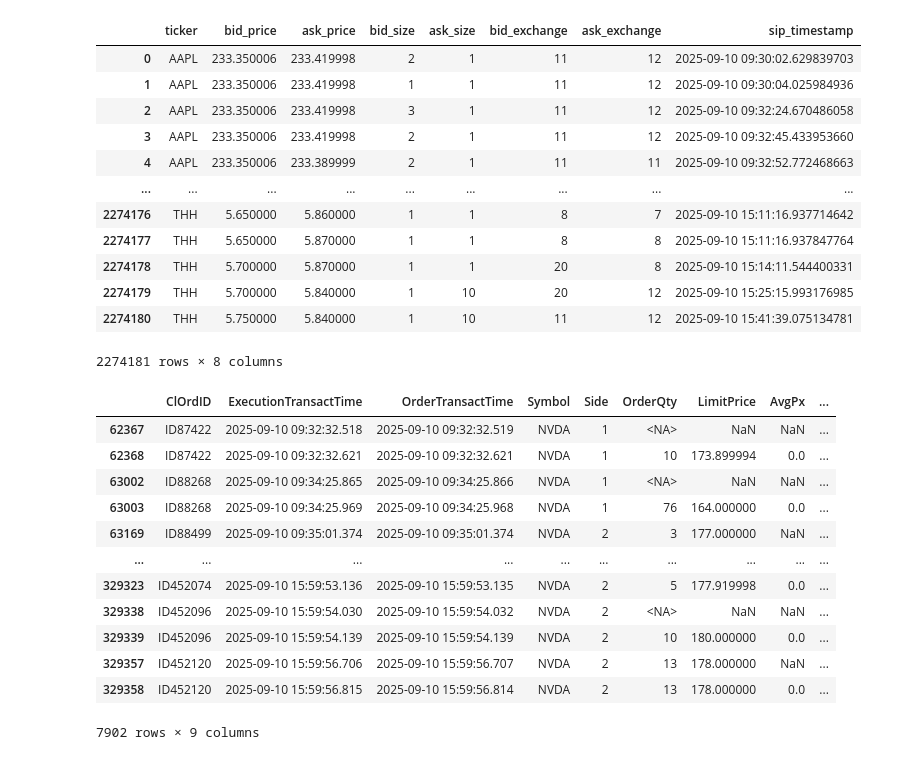
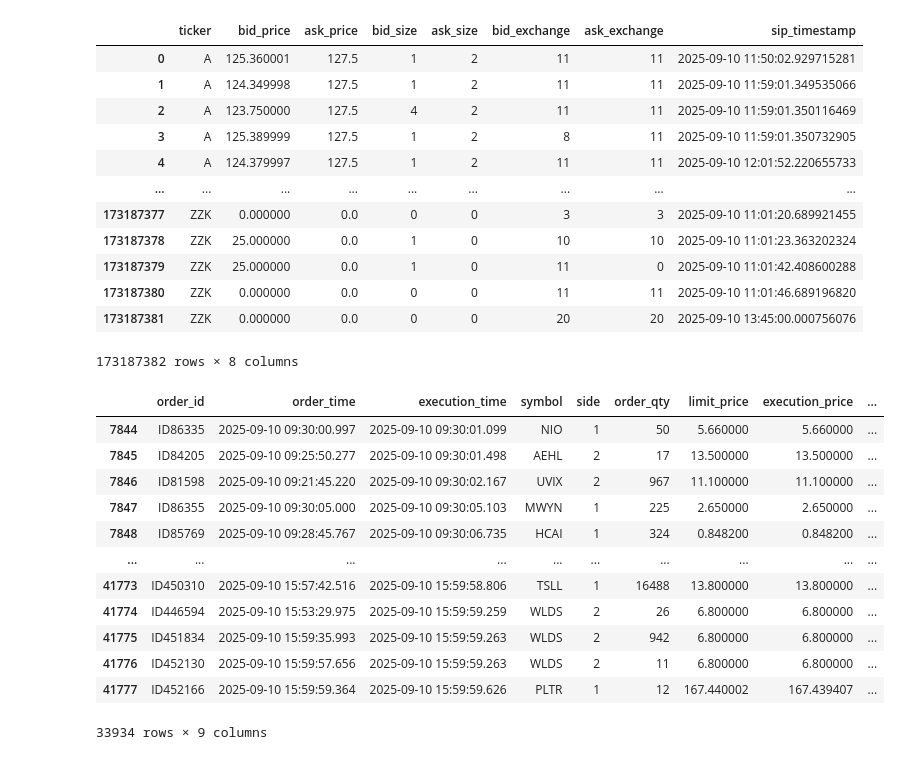
Before and after one commit to Gonzalorrd/assignment4_order_router, a Jupyter notebook: practice.ipynb, the cells around one changed output. Cells and saved outputs as stored; diff of their text form; code cells hidden in the pictures.

```diff
--- a/practice.ipynb
+++ b/practice.ipynb
@@ -15,6 +18,6 @@ from joblib import dump, load
 # %%
 #Paths
-EXEC_PATH="./assignment 3/executions.csv"
+EXEC_PATH="./assignment 3/execs_from_fix.csv"
 QUOTES_PATH="./assignment 4/quotes_2025-09-10_small.csv.gz"
 
 #experiment on these tickers first
@@ -78,28 +81,28 @@ def load_quotes(path: str, tickers: Optional[List[str]]) -> pd.DataFrame:
 
 def load_executions(path: str, tickers: Optional[List[str]]) -> pd.DataFrame:
     dtypes = {
-        "ClOrdID": "string",
-        "Symbol":  "string",   # matches quotes['ticker']
-        "Side":    "Int8",     # nullable int; 1 = buy, else sell
-        "OrderQty": "Int32",
-        "LimitPrice": "float32",
-        "AvgPx":      "float32",
-        "LastMkt":    "string",  # exchange
+        "order_id": "string",
+        "symbol": "string",
+        "side": "Int8",          # 1 = buy, anything else = sell
+        "order_qty": "Int32",
+        "limit_price": "float32",
+        "execution_price": "float32",
+        "exchange": "string",
     }
 
     executions = pd.read_csv(
         path,
         dtype=dtypes,
-        parse_dates=["OrderTransactTime", "ExecutionTransactTime"],
+        parse_dates=["order_time", "execution_time"],
         infer_datetime_format=True,
         low_memory=False,
     )
 
     if tickers is not None:
-        executions = executions[executions["Symbol"].isin(tickers)]
+        executions = executions[executions["symbol"].isin(tickers)]
 
     # keep only market hours based on order time
-    t = executions["OrderTransactTime"].dt.time
+    t = executions["execution_time"].dt.time
     executions = executions[(t >= MARKET_OPEN) & (t <= MARKET_CLOSE)]
 
     return executions
@@ -114,15 +117,15 @@ def attach_quotes(executions: pd.DataFrame, quotes: pd.DataFrame) -> pd.DataFram
     """
 
     # merge_asof requires both sides sorted by the ON key (time), then BY key
-    executions.sort_values(["OrderTransactTime", "Symbol"], inplace=True)
+    executions.sort_values(["execution_time", "symbol"], inplace=True)
     quotes.sort_values(["sip_timestamp", "ticker"], inplace=True)
 
     merged = pd.merge_asof(
         executions,
         quotes,
-        left_on="OrderTransactTime",
+        left_on="execution_time",
         right_on="sip_timestamp",
-        left_by="Symbol",
+        left_by="symbol",
         right_by="ticker",
         direction="backward",       # last quote <= order time
         allow_exact_matches=True,
@@ -130,39 +133,39 @@ def attach_quotes(executions: pd.DataFrame, quotes: pd.DataFrame) -> pd.DataFram
 
     return merged
 # %%
-quotes = load_quotes(QUOTES_PATH, KEEP_TICKERS)
+quotes = load_quotes(QUOTES_PATH, tickers=None)
 quotes
 # %% [output]
 |  | ticker | bid_price | ask_price | bid_size | ask_size | bid_exchange | ask_exchange | sip_timestamp |
-| 0 | AAPL | 233.350006 | 233.419998 | 2 | 1 | 11 | 12 | 2025-09-10 09:30:02.629839703 |
-| 1 | AAPL | 233.350006 | 233.419998 | 1 | 1 | 11 | 12 | 2025-09-10 09:30:04.025984936 |
-| 2 | AAPL | 233.350006 | 233.419998 | 3 | 1 | 11 | 12 | 2025-09-10 09:32:24.670486058 |
-| 3 | AAPL | 233.350006 | 233.419998 | 2 | 1 | 11 | 12 | 2025-09-10 09:32:45.433953660 |
-| 4 | AAPL | 233.350006 | 233.389999 | 2 | 1 | 11 | 11 | 2025-09-10 09:32:52.772468663 |
+| 0 | A | 125.360001 | 127.5 | 1 | 2 | 11 | 11 | 2025-09-10 11:50:02.929715281 |
+| 1 | A | 124.349998 | 127.5 | 1 | 2 | 11 | 11 | 2025-09-10 11:59:01.349535066 |
+| 2 | A | 123.750000 | 127.5 | 4 | 2 | 11 | 11 | 2025-09-10 11:59:01.350116469 |
+| 3 | A | 125.389999 | 127.5 | 1 | 2 | 8 | 11 | 2025-09-10 11:59:01.350732905 |
+| 4 | A | 124.379997 | 127.5 | 1 | 2 | 11 | 11 | 2025-09-10 12:01:52.220655733 |
 | ... | ... | ... | ... | ... | ... | ... | ... | ... |
-| 2274176 | THH | 5.650000 | 5.860000 | 1 | 1 | 8 | 7 | 2025-09-10 15:11:16.937714642 |
-| 2274177 | THH | 5.650000 | 5.870000 | 1 | 1 | 8 | 8 | 2025-09-10 15:11:16.937847764 |
-| 2274178 | THH | 5.700000 | 5.870000 | 1 | 1 | 20 | 8 | 2025-09-10 15:14:11.544400331 |
-| 2274179 | THH | 5.700000 | 5.840000 | 1 | 10 | 20 | 12 | 2025-09-10 15:25:15.993176985 |
-| 2274180 | THH | 5.750000 | 5.840000 | 1 | 10 | 11 | 12 | 2025-09-10 15:41:39.075134781 |
+| 173187377 | ZZK | 0.000000 | 0.0 | 0 | 0 | 3 | 3 | 2025-09-10 11:01:20.689921455 |
+| 173187378 | ZZK | 25.000000 | 0.0 | 1 | 0 | 10 | 10 | 2025-09-10 11:01:23.363202324 |
+| 173187379 | ZZK | 25.000000 | 0.0 | 1 | 0 | 11 | 0 | 2025-09-10 11:01:42.408600288 |
+| 173187380 | ZZK | 0.000000 | 0.0 | 0 | 0 | 11 | 11 | 2025-09-10 11:01:46.689196820 |
+| 173187381 | ZZK | 0.000000 | 0.0 | 0 | 0 | 20 | 20 | 2025-09-10 13:45:00.000756076 |
-2274181 rows × 8 columns
+173187382 rows × 8 columns
 # %%
-executions = load_executions(EXEC_PATH, tickers=KEEP_TICKERS)
+executions = load_executions(EXEC_PATH, tickers=None)
 executions
 # %% [output]
-|  | ClOrdID | ExecutionTransactTime | OrderTransactTime | Symbol | Side | OrderQty | LimitPrice | AvgPx | ... |
-| 62367 | ID87422 | 2025-09-10 09:32:32.518 | 2025-09-10 09:32:32.519 | NVDA | 1 | <NA> | NaN | NaN | ... |
-| 62368 | ID87422 | 2025-09-10 09:32:32.621 | 2025-09-10 09:32:32.621 | NVDA | 1 | 10 | 173.899994 | 0.0 | ... |
-| 63002 | ID88268 | 2025-09-10 09:34:25.865 | 2025-09-10 09:34:25.866 | NVDA | 1 | <NA> | NaN | NaN | ... |
-| 63003 | ID88268 | 2025-09-10 09:34:25.969 | 2025-09-10 09:34:25.968 | NVDA | 1 | 76 | 164.000000 | 0.0 | ... |
-| 63169 | ID88499 | 2025-09-10 09:35:01.374 | 2025-09-10 09:35:01.374 | NVDA | 2 | 3 | 177.000000 | NaN | ... |
+|  | order_id | order_time | execution_time | symbol | side | order_qty | limit_price | execution_price | ... |
+| 7844 | ID86335 | 2025-09-10 09:30:00.997 | 2025-09-10 09:30:01.099 | NIO | 1 | 50 | 5.660000 | 5.660000 | ... |
+| 7845 | ID84205 | 2025-09-10 09:25:50.277 | 2025-09-10 09:30:01.498 | AEHL | 2 | 17 | 13.500000 | 13.500000 | ... |
+| 7846 | ID81598 | 2025-09-10 09:21:45.220 | 2025-09-10 09:30:02.167 | UVIX | 2 | 967 | 11.100000 | 11.100000 | ... |
+| 7847 | ID86355 | 2025-09-10 09:30:05.000 | 2025-09-10 09:30:05.103 | MWYN | 1 | 225 | 2.650000 | 2.650000 | ... |
+| 7848 | ID85769 | 2025-09-10 09:28:45.767 | 2025-09-10 09:30:06.735 | HCAI | 1 | 324 | 0.848200 | 0.848200 | ... |
 | ... | ... | ... | ... | ... | ... | ... | ... | ... | ... |
-| 329323 | ID452074 | 2025-09-10 15:59:53.136 | 2025-09-10 15:59:53.135 | NVDA | 2 | 5 | 177.919998 | 0.0 | ... |
-| 329338 | ID452096 | 2025-09-10 15:59:54.030 | 2025-09-10 15:59:54.032 | NVDA | 2 | <NA> | NaN | NaN | ... |
-| 329339 | ID452096 | 2025-09-10 15:59:54.139 | 2025-09-10 15:59:54.139 | NVDA | 2 | 10 | 180.000000 | 0.0 | ... |
-| 329357 | ID452120 | 2025-09-10 15:59:56.706 | 2025-09-10 15:59:56.707 | NVDA | 2 | 13 | 178.000000 | NaN | ... |
-| 329358 | ID452120 | 2025-09-10 15:59:56.815 | 2025-09-10 15:59:56.814 | NVDA | 2 | 13 | 178.000000 | 0.0 | ... |
+| 41773 | ID450310 | 2025-09-10 15:57:42.516 | 2025-09-10 15:59:58.806 | TSLL | 1 | 16488 | 13.800000 | 13.800000 | ... |
+| 41774 | ID446594 | 2025-09-10 15:53:29.975 | 2025-09-10 15:59:59.259 | WLDS | 2 | 26 | 6.800000 | 6.800000 | ... |
+| 41775 | ID451834 | 2025-09-10 15:59:35.993 | 2025-09-10 15:59:59.263 | WLDS | 2 | 942 | 6.800000 | 6.800000 | ... |
+| 41776 | ID452130 | 2025-09-10 15:59:57.656 | 2025-09-10 15:59:59.263 | WLDS | 2 | 11 | 6.800000 | 6.800000 | ... |
+| 41777 | ID452166 | 2025-09-10 15:59:59.364 | 2025-09-10 15:59:59.626 | PLTR | 1 | 12 | 167.440002 | 167.439407 | ... |
-7902 rows × 9 columns
+33934 rows × 9 columns
 # %%
 df_features = attach_quotes(executions, quotes)
 df_features
```
Also changed, not shown: parts of 18 cells of this notebook, 4 other files.
